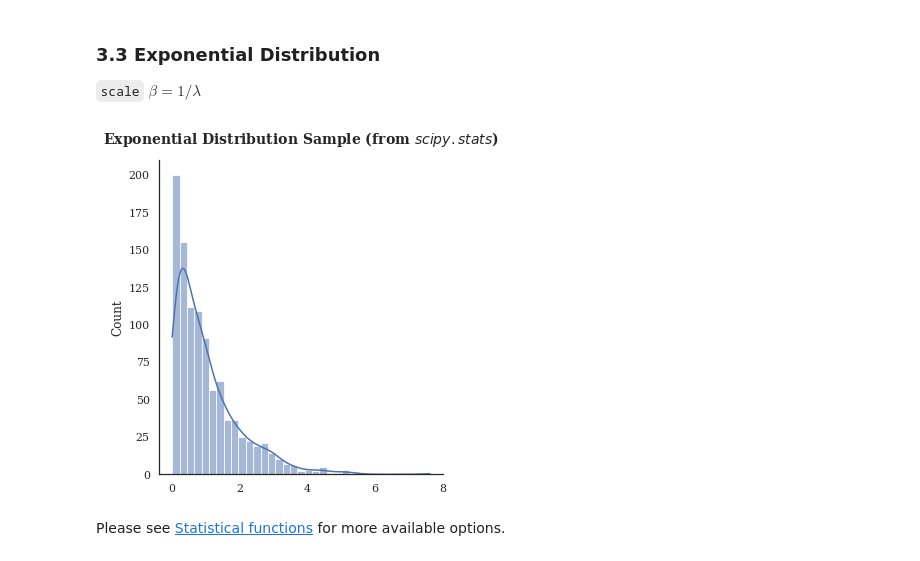
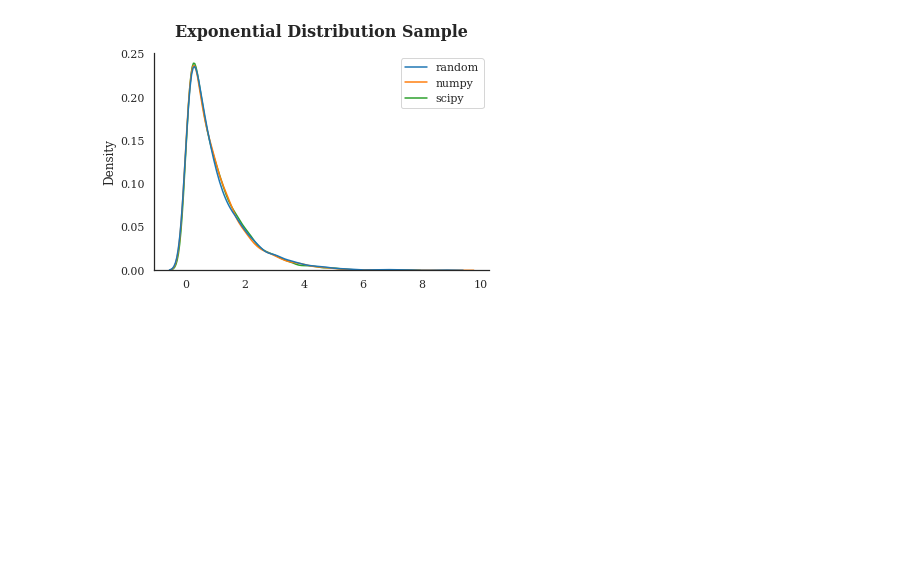
Before and after one commit to Tim-Abwao/blog-projects, a Jupyter notebook: sampling-from-probability-distributions/Probalility Distributions in Python.ipynb, the cells around one changed output. Saved outputs shown, nothing was run; the diff lists cells and outputs as text; code cells hidden in the pictures; blank space fills up the shorter version.

```diff
--- a/sampling-from-probability-distributions/Probalility Distributions in Python.ipynb
+++ b/sampling-from-probability-distributions/Probalility Distributions in Python.ipynb
@@ -168,13 +90,7 @@ plot(random_uniform, distribution="Uniform", package="scipy.stats")
-# %% [markdown]
-### 3.3 Exponential Distribution
-
-`scale` $\beta = 1/\lambda$
-# %%
-random_exponential = scipy.stats.expon.rvs(scale=1, size=SAMPLE_SIZE)
-plot(random_exponential, distribution="Exponential", package="scipy.stats")
-# %% [output]
-[figure, removed]
-# %% [markdown]
-Please see [Statistical functions][1] for more available options.
-
-[1]: https://docs.scipy.org/doc/scipy/reference/stats.html
+# %%
+random_exponential = [random.expovariate(lambd=1) for _ in range(SAMPLE_SIZE)]
+numpy_exponential = numpy_gen.exponential(scale=1, size=SAMPLE_SIZE)
+scipy_exponential = scipy.stats.expon.rvs(scale=1, size=SAMPLE_SIZE, random_state=SEED)
+plot_samples("Exponential", random=random_exponential, numpy=numpy_exponential, scipy=scipy_exponential)
+# %% [output]
+[figure, added]
```
Also changed, not shown: parts of 29 cells of this notebook.
